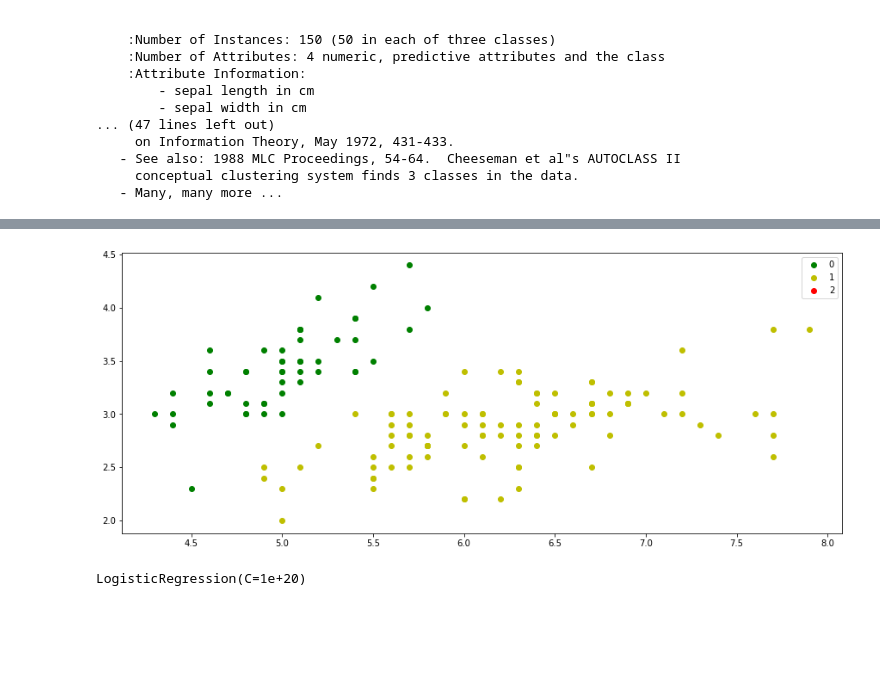
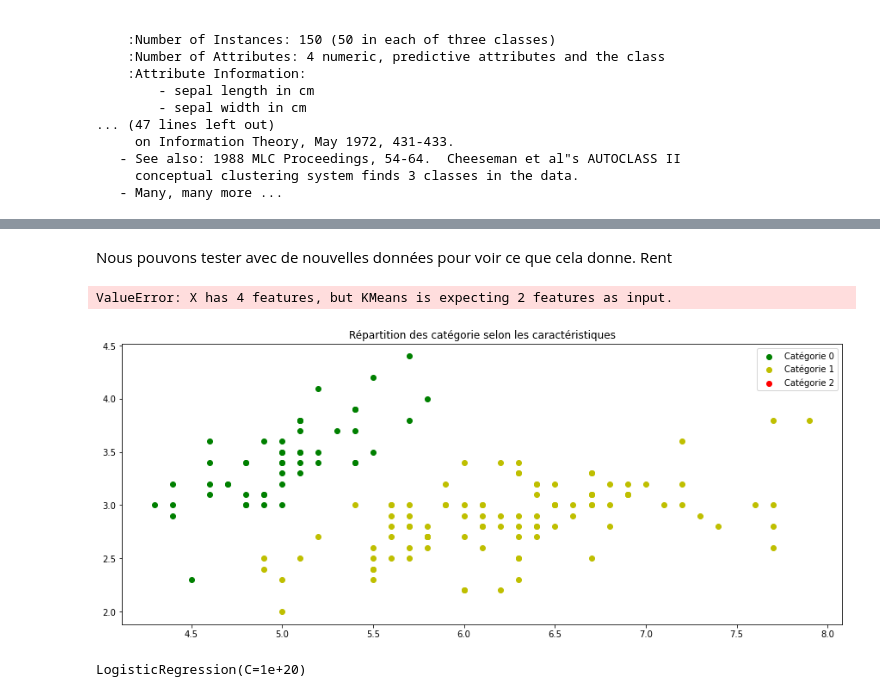
Before and after one commit to LaurenceAndraud/Les_mod-les_dans_tous_leurs_-tats, a Jupyter notebook: Tutoriel 3 - dataset iris.ipynb, the cells around one changed output, grey strips where cells are left out. Saved outputs shown, nothing was run; the diff lists cells and outputs as text; code cells hidden in the pictures; blank space fills up the shorter version.

```diff
--- a/Tutoriel 3 - dataset iris.ipynb
+++ b/Tutoriel 3 - dataset iris.ipynb
@@ -131,0 +160,2 @@ NameError: name 'x' is not defined
+# %% [markdown]
+Nous pouvons tester avec de nouvelles données pour voir ce que cela donne. Rent
@@ -132,12 +169,17 @@ NameError: name 'x' is not defined
+# %%
+model.predict(Iries_To_Predict)
+# %% [output]
+ValueError: X has 4 features, but KMeans is expecting 2 features as input.
 # %%
 # Visualize data
 plt.figure(figsize=(15, 6))
-plt.scatter(X[y == 0][:, 0], X[y == 0][:, 1], color='g', label='0')
-plt.scatter(X[y == 1][:, 0], X[y == 1][:, 1], color='y', label='1')
-plt.scatter(X[y == 2][:, 0], X[y == 2][:, 1], color='r', label='2')
+plt.scatter(X[y == 0][:, 0], X[y == 0][:, 1], color='g', label='Catégorie 0')
+plt.scatter(X[y == 1][:, 0], X[y == 1][:, 1], color='y', label='Catégorie 1')
+plt.scatter(X[y == 2][:, 0], X[y == 2][:, 1], color='r', label='Catégorie 2')
+plt.title("Répartition des catégorie selon les caractéristiques")
 plt.legend();
 # %% [output]
-[figure, old version]
+[figure, new version]
 # %%
 from sklearn.linear_model import LogisticRegression
 
```
Also changed, not shown: parts of 20 cells of this notebook.
